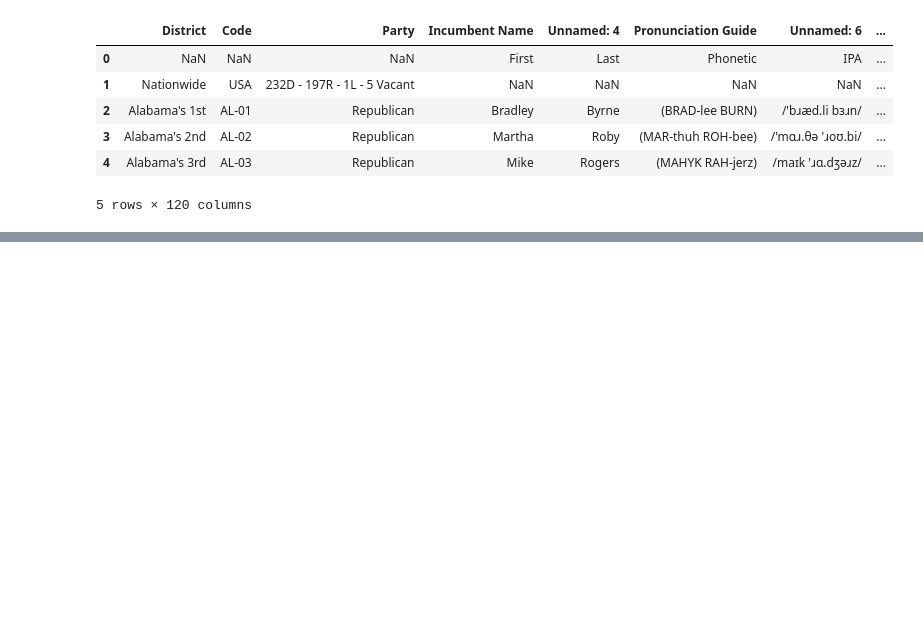
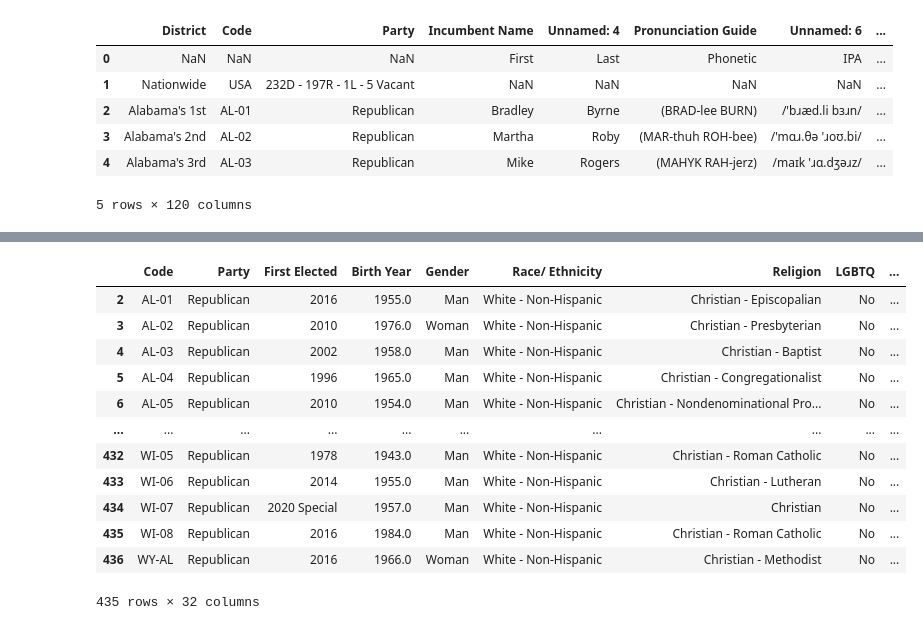
Before and after one commit to adsweeney/unexpected-regress, a Jupyter notebook: 116cong.ipynb, the cells around one changed output, grey strips where cells are left out. Saved outputs shown, nothing was run; the diff lists cells and outputs as text; code cells hidden in the pictures; blank space fills up the shorter version.

```diff
--- a/116cong.ipynb
+++ b/116cong.ipynb
@@ -77,0 +96,2 @@ dfend.to_pickle('demo2018')
+# %%
+dfa = dfdrop.copy()
@@ -77,0 +113,2 @@ dfend.to_pickle('demo2018')
+# %%
+dfad = dfa#.drop(axis=0, index=[313, 314, 315, 316, 317, 318, 319,320, 321, 322, 323, 324])
@@ -77,0 +117,2 @@ dfend.to_pickle('demo2018')
+# %%
+dfad.iloc[:, [ 3, 9, 10, 11, 12, 13, 14, 15, 16, 17, 18, 19, 20, 21, 22, 23, 24, 25]] = dfad.iloc[:, [ 3, 9, 10, 11, 12, 13, 14, 15, 16, 17, 18, 19, 20, 21, 22, 23, 24, 25]].apply(pd.to_numeric, errors='coerce')
@@ -77,0 +129,21 @@ dfend.to_pickle('demo2018')
+# %%
+dfad['2016presmarg'] = dfad['clinton2016'] - dfad['trump2016']
+dfad['2012presmarg'] = dfad['obama2012'] - dfad['romney2012']
+dfad['2016marg'] = dfad['2016dem'] - dfad['2016rep']
+dfad['2014marg'] = dfad['2014dem'] - dfad['2014rep']
+# %%
+dfad
+# %% [output]
+|  | Code | Party | First Elected | Birth Year | Gender | Race/ Ethnicity | Religion | LGBTQ | ... |
+| 2 | AL-01 | Republican | 2016 | 1955.0 | Man | White - Non-Hispanic | Christian - Episcopalian | No | ... |
+| 3 | AL-02 | Republican | 2010 | 1976.0 | Woman | White - Non-Hispanic | Christian - Presbyterian | No | ... |
+| 4 | AL-03 | Republican | 2002 | 1958.0 | Man | White - Non-Hispanic | Christian - Baptist | No | ... |
+| 5 | AL-04 | Republican | 1996 | 1965.0 | Man | White - Non-Hispanic | Christian - Congregationalist | No | ... |
+| 6 | AL-05 | Republican | 2010 | 1954.0 | Man | White - Non-Hispanic | Christian - Nondenominational Pro... | No | ... |
+| ... | ... | ... | ... | ... | ... | ... | ... | ... | ... |
+| 432 | WI-05 | Republican | 1978 | 1943.0 | Man | White - Non-Hispanic | Christian - Roman Catholic | No | ... |
+| 433 | WI-06 | Republican | 2014 | 1955.0 | Man | White - Non-Hispanic | Christian - Lutheran | No | ... |
+| 434 | WI-07 | Republican | 2020 Special | 1957.0 | Man | White - Non-Hispanic | Christian | No | ... |
+| 435 | WI-08 | Republican | 2016 | 1984.0 | Man | White - Non-Hispanic | Christian - Roman Catholic | No | ... |
+| 436 | WY-AL | Republican | 2016 | 1966.0 | Woman | White - Non-Hispanic | Christian - Methodist | No | ... |
+435 rows × 32 columns
```
Also changed, not shown: parts of 33 cells of this notebook, 12 other files.
